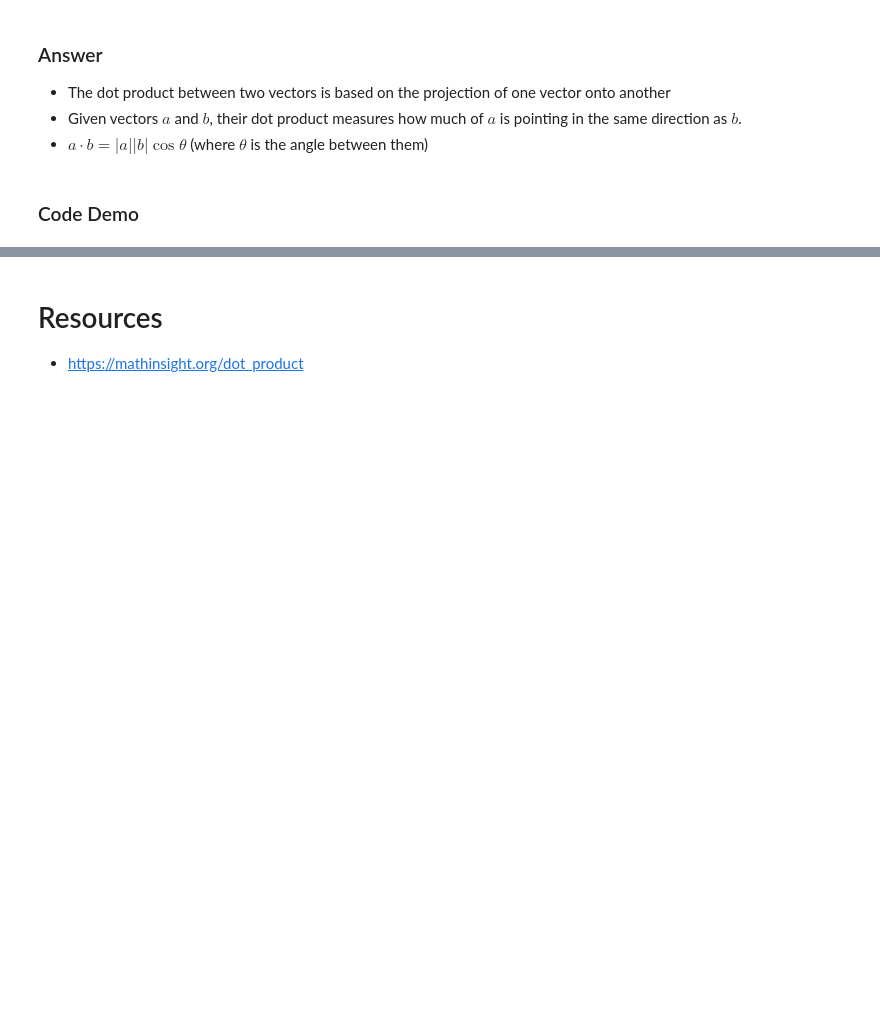
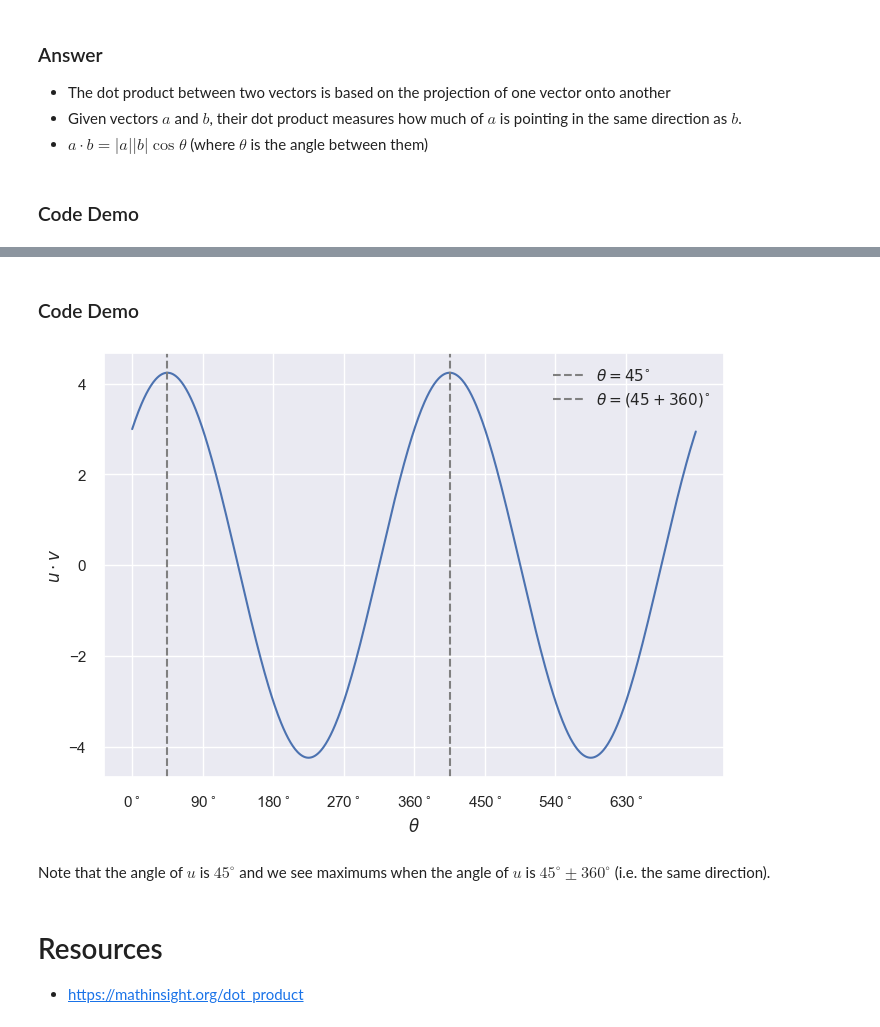
Before and after one commit to scs5/ml-interviews, a Jupyter notebook: Math/Algebra & Calculus/Vectors/5_1_1_P1.ipynb, the cells around one changed output, grey strips where cells are left out. Cells and saved outputs as stored; diff of their text form; code cells hidden in the pictures; blank space fills up the shorter version.

```diff
--- a/Math/Algebra & Calculus/Vectors/5_1_1_P1.ipynb
+++ b/Math/Algebra & Calculus/Vectors/5_1_1_P1.ipynb
@@ -43,3 +56,38 @@ plt.show()
+# %% [markdown]
+### Code Demo
+# %%
+# Define u
+u = [3, 3]
+
+# Create unit vectors for every degree in the unit circle
+thetas = []
+dot_products = []
+for theta in np.arange(0, 4 * np.pi, np.pi / 180):
+    v = [np.cos(theta), np.sin(theta)]
+    thetas.append(theta)
+    dot_products.append(np.dot(u, v))
+
+# Plot
+fig, ax = plt.subplots()
+radian_ticks = np.arange(0, 4 * np.pi, np.pi / 2)
+radian_labels = [f'{int(np.degrees(t))}$^\circ$' for t in radian_ticks]
+ax.set_xticks(radian_ticks)
+ax.set_xticklabels(radian_labels)
+
+sns.lineplot(x=thetas, y=dot_products, ax=ax)
+sns.set_theme()
+plt.xlabel(r'$\theta$')
+plt.ylabel(r'$u \cdot v$')
+
+ax.axvline(x=np.pi/4, linestyle='--', color='gray', label=r'$\theta=45^{\circ}$')
+ax.axvline(x=9*np.pi/4, linestyle='--', color='gray', label=r'$\theta=(45 + 360)^{\circ}$')
+
+plt.legend()
+plt.show()
+# %% [output]
+[figure, added]
+# %% [markdown]
+Note that the angle of $u$ is $45^\circ$ and we see maximums when the angle of $u$ is $45^\circ \pm 360^\circ$ (i.e. the same direction).
 # %% [markdown]
 # Resources
 - https://mathinsight.org/dot_product
```
Also changed, not shown: parts of 4 cells of this notebook.
